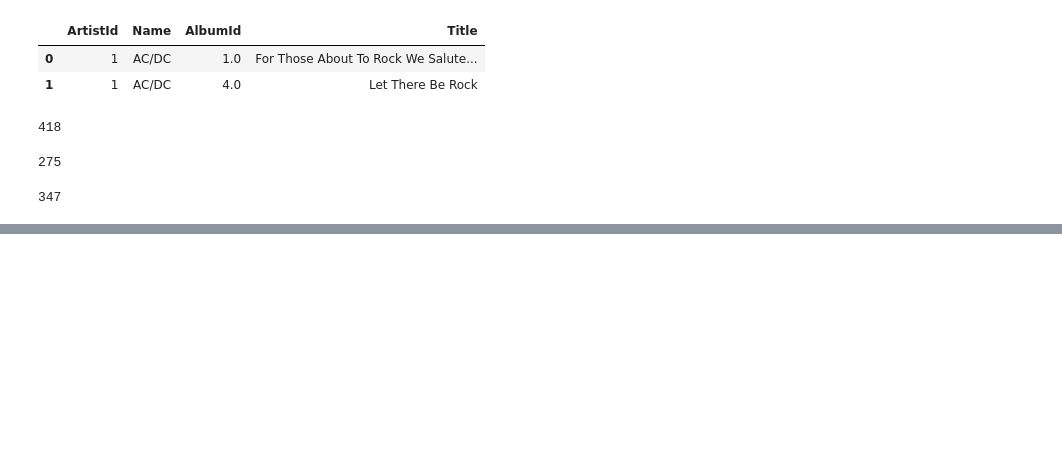
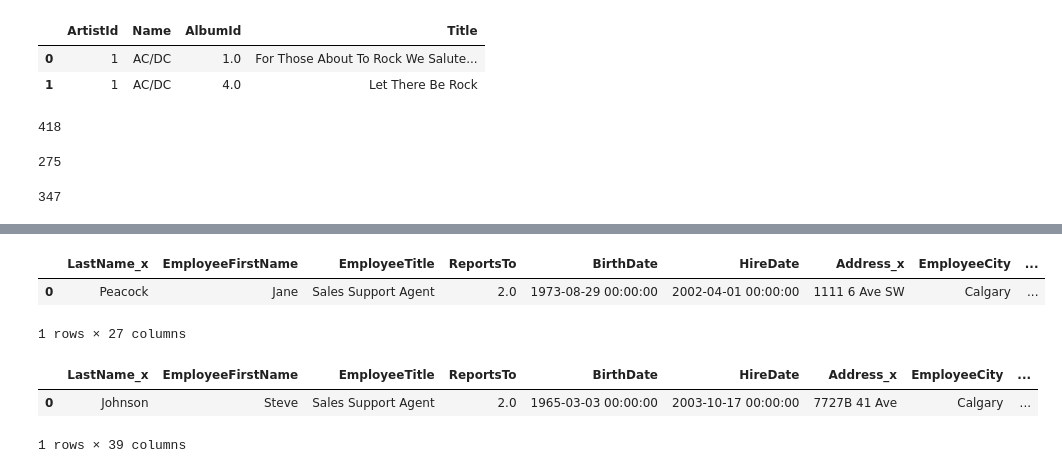
Before and after one commit to olaoluwaoyebola/PORA-Data-Science, a Jupyter notebook: Python/practical_class.ipynb, the cells around one changed output, grey strips where cells are left out. Saved outputs shown, nothing was run; the diff lists cells and outputs as text; code cells hidden in the pictures; blank space fills up the shorter version.

```diff
--- a/Python/practical_class.ipynb
+++ b/Python/practical_class.ipynb
@@ -128,2 +137,25 @@ len(Album)
 # %%
 # join tables employee -> customer -> invoice -> invoiceline
+
+Employee_Customer = Employee.merge(Customer,
+                                   how = 'right',
+                                   left_on = 'EmployeeId',
+                                   right_on = 'SupportRepId')
+Employee_Customer = Employee_Customer.drop(columns = "EmployeeId")
+Employee_Customer.head(1)
+# %% [output]
+|  | LastName_x | EmployeeFirstName | EmployeeTitle | ReportsTo | BirthDate | HireDate | Address_x | EmployeeCity | ... |
+| 0 | Peacock | Jane | Sales Support Agent | 2.0 | 1973-08-29 00:00:00 | 2002-04-01 00:00:00 | 1111 6 Ave SW | Calgary | ... |
+1 rows × 27 columns
+# %%
+Employee_Customer_Invoice_InvoiceLine = (Employee_Customer.merge(Invoice,
+                                                                 how = "right",
+                                                                 on = "CustomerId")
+                                        ).merge(InvoiceLine,
+                                               how = "right",
+                                               on = "InvoiceId")
+Employee_Customer_Invoice_InvoiceLine.head(1)
+# %% [output]
+|  | LastName_x | EmployeeFirstName | EmployeeTitle | ReportsTo | BirthDate | HireDate | Address_x | EmployeeCity | ... |
+| 0 | Johnson | Steve | Sales Support Agent | 2.0 | 1965-03-03 00:00:00 | 2003-10-17 00:00:00 | 7727B 41 Ave | Calgary | ... |
+1 rows × 39 columns
```
Also changed, not shown: parts of 9 cells of this notebook.
